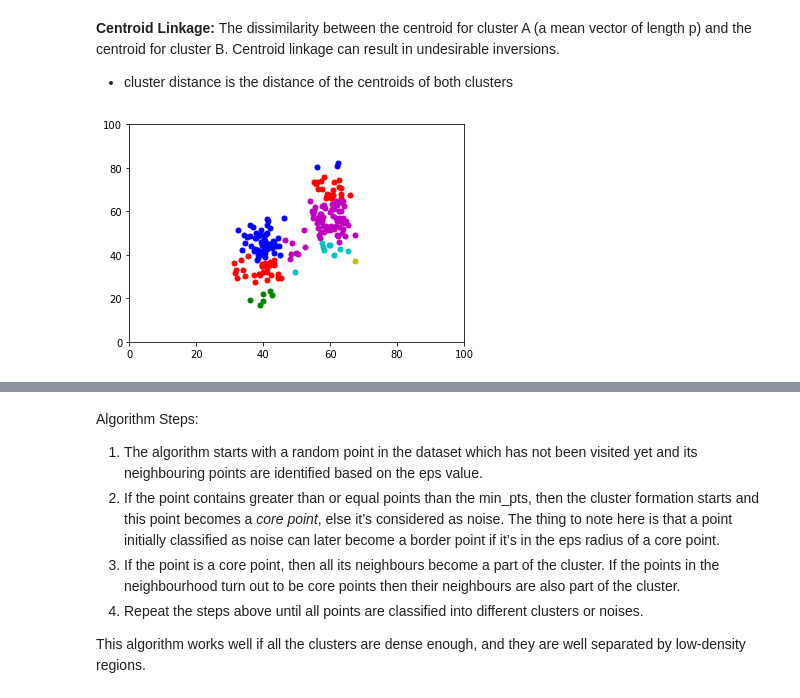
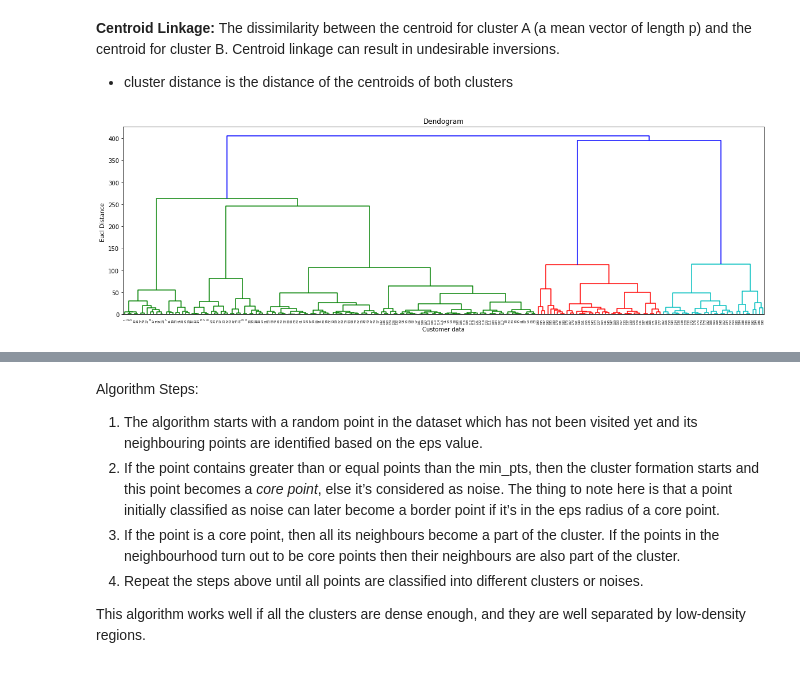
Before and after one commit to training-ml/Files, a Jupyter notebook: Clustering.ipynb, the cells around one changed output, grey strips where cells are left out. Cells and saved outputs as stored; diff of their text form; code cells hidden in the pictures.

```diff
--- a/Clustering.ipynb
+++ b/Clustering.ipynb
@@ -413,0 +408,2 @@ shuffle(data)
+# %%
+dataset=pd.read_csv('Mall_Customers.csv')
@@ -413,0 +419,4 @@ shuffle(data)
+# %%
+#dataset
+X =dataset[['Annual Income (k$)','Spending Score (1-100)']]
+X.head()
@@ -453,9 +461,3 @@ plotclusters(data,assignment)
 **Centroid Linkage:** The dissimilarity between the centroid for cluster A (a mean vector of length p) and the centroid for cluster B. Centroid linkage can result in undesirable inversions.
 
 - cluster distance is the distance of the centroids of both clusters
-# %%
-lm = linkage(data,metric='euclidean',method='centroid')
-assignment = fcluster(lm,10,criterion='maxclust')
-plotclusters(data,assignment)
-# %% [output]
-[figure, removed]
@@ -461,0 +466,9 @@ plotclusters(data,assignment)
+# %%
+plt.figure(figsize=(20,6))
+dendo = sch.dendrogram(sch.linkage(X,method='ward'))
+plt.title('Dendogram')
+plt.xlabel('Customer data')
+plt.ylabel('Eucl Distance ')
+plt.show()
+# %% [output]
+[figure, added]
```
Also changed, not shown: parts of 63 cells of this notebook.
